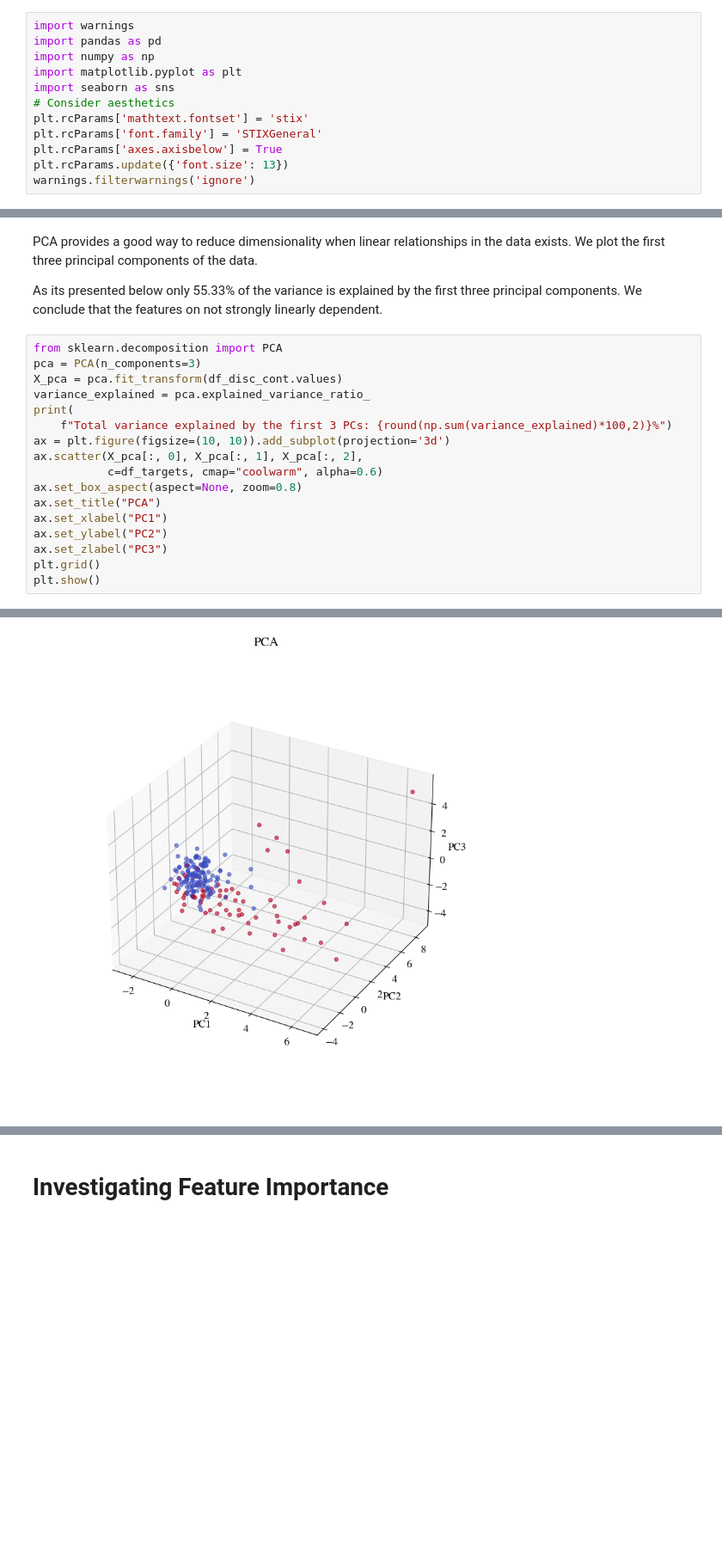
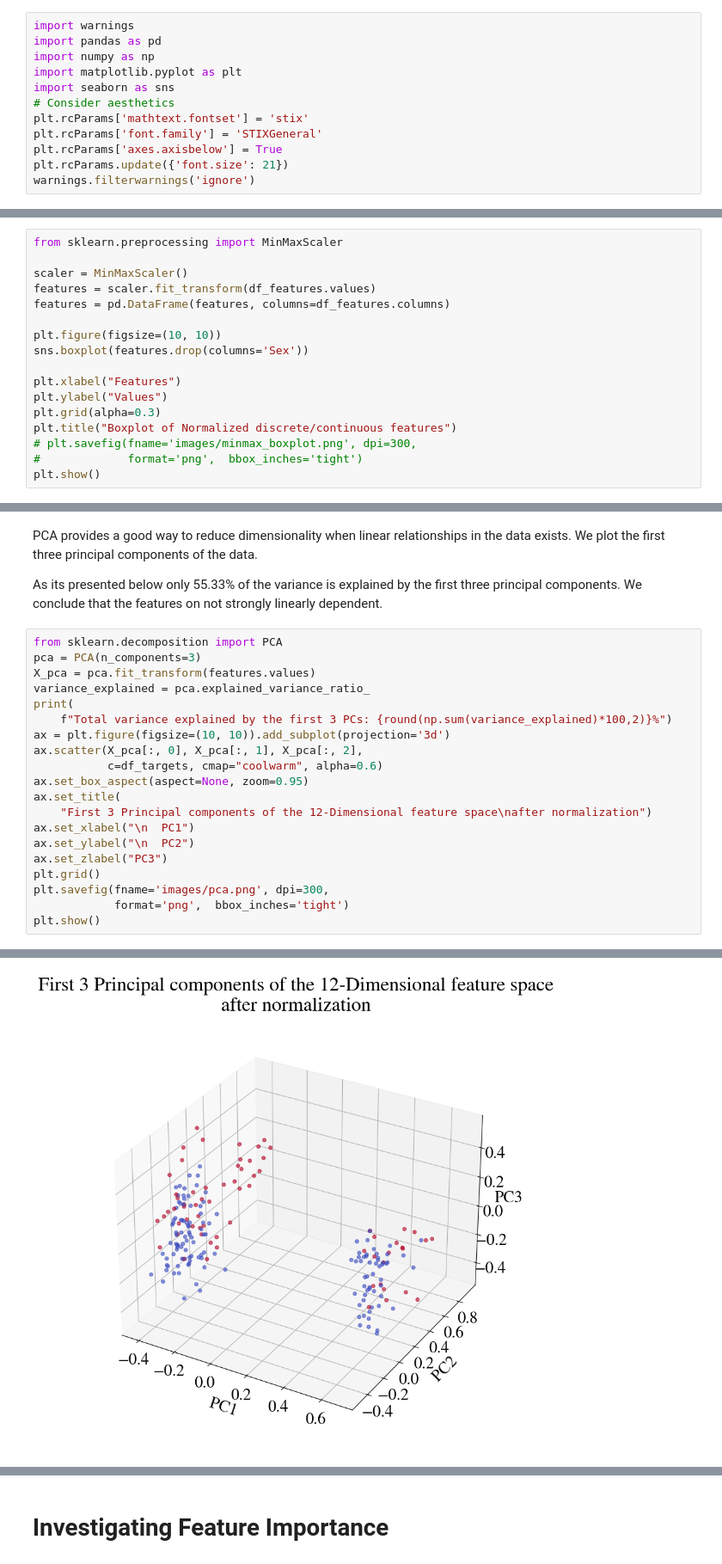
Before and after one commit to KyriakosPsa/Hepatitis-C-prediction-pipeline, a Jupyter notebook: data_exploration.ipynb, the cells around one changed output, grey strips where cells are left out. Shown at 86% size. Saved outputs shown, nothing was run; the diff lists cells and outputs as text; blank space fills up the shorter version.

```diff
--- a/data_exploration.ipynb
+++ b/data_exploration.ipynb
@@ -10,7 +10,7 @@ import seaborn as sns
 plt.rcParams['mathtext.fontset'] = 'stix'
 plt.rcParams['font.family'] = 'STIXGeneral'
 plt.rcParams['axes.axisbelow'] = True
-plt.rcParams.update({'font.size': 13})
+plt.rcParams.update({'font.size': 21})
 warnings.filterwarnings('ignore')
 # %% [markdown]
 # **Features distributions and categories**
@@ -118,0 +156,17 @@ Its clear that the the range of values for the features is different, so we shou
+# %%
+from sklearn.preprocessing import MinMaxScaler
+
+scaler = MinMaxScaler()
+features = scaler.fit_transform(df_features.values)
+features = pd.DataFrame(features, columns=df_features.columns)
+
+plt.figure(figsize=(10, 10))
+sns.boxplot(features.drop(columns='Sex'))
+
+plt.xlabel("Features")
+plt.ylabel("Values")
+plt.grid(alpha=0.3)
+plt.title("Boxplot of Normalized discrete/continuous features")
+# plt.savefig(fname='images/minmax_boxplot.png', dpi=300,
+#             format='png',  bbox_inches='tight')
+plt.show()
@@ -141,18 +250,21 @@ As its presented below only 55.33% of the variance is explained by the first thr
 # %%
 from sklearn.decomposition import PCA
 pca = PCA(n_components=3)
-X_pca = pca.fit_transform(df_disc_cont.values)
+X_pca = pca.fit_transform(features.values)
 variance_explained = pca.explained_variance_ratio_
 print(
     f"Total variance explained by the first 3 PCs: {round(np.sum(variance_explained)*100,2)}%")
 ax = plt.figure(figsize=(10, 10)).add_subplot(projection='3d')
 ax.scatter(X_pca[:, 0], X_pca[:, 1], X_pca[:, 2],
            c=df_targets, cmap="coolwarm", alpha=0.6)
-ax.set_box_aspect(aspect=None, zoom=0.8)
-ax.set_title("PCA")
-ax.set_xlabel("PC1")
-ax.set_ylabel("PC2")
+ax.set_box_aspect(aspect=None, zoom=0.95)
+ax.set_title(
+    "First 3 Principal components of the 12-Dimensional feature space\nafter normalization")
+ax.set_xlabel("\n  PC1")
+ax.set_ylabel("\n  PC2")
 ax.set_zlabel("PC3")
 plt.grid()
+plt.savefig(fname='images/pca.png', dpi=300,
+            format='png',  bbox_inches='tight')
 plt.show()
 # %% [output]
@@ -160 +272 @@ Total variance explained by the first 3 PCs: 55.33%
-[figure, old version]
+[figure, new version]
```
Also changed, not shown: parts of 25 cells of this notebook.
